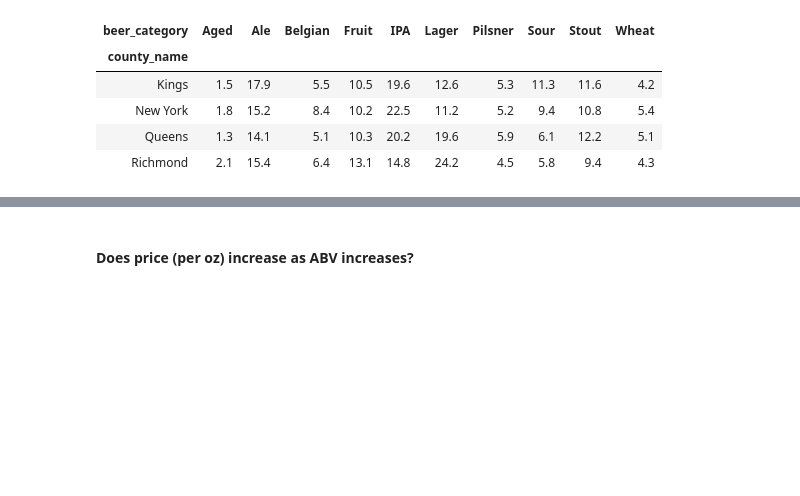
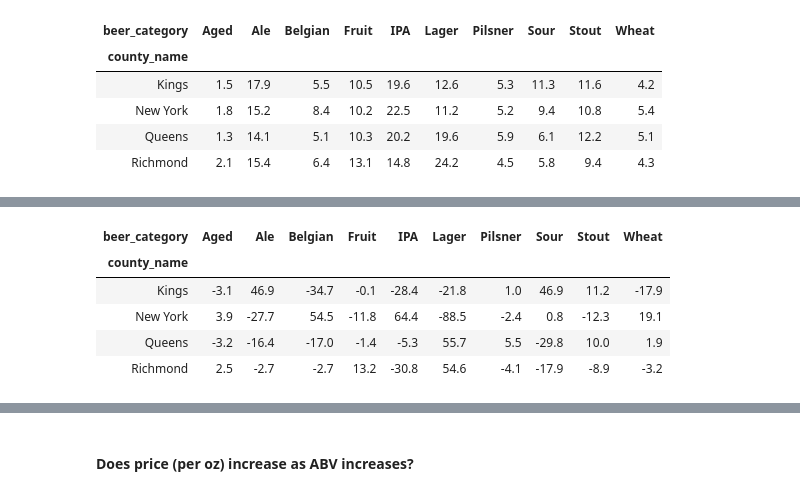
Before and after one commit to rcharan/beer-pubs, a Jupyter notebook: statistical_tests.ipynb, the cells around one changed output, grey strips where cells are left out. Cells and saved outputs as stored; diff of their text form; code cells hidden in the pictures; blank space fills up the shorter version.

```diff
--- a/statistical_tests.ipynb
+++ b/statistical_tests.ipynb
@@ -116,0 +151,14 @@ sns.heatmap(row_freq)
+# %%
+# Compute the delta from expectations using the postestimation output from scipy
+expected = pd.DataFrame(ex).set_index(test1_table.index)
+expected.columns = test1_table.columns
+
+delta = test1_table - expected
+round(delta,1)
+# %% [output]
+| beer_category | Aged | Ale | Belgian | Fruit | IPA | Lager | Pilsner | Sour | Stout | Wheat |
+| county_name |  |  |  |  |  |  |  |  |  |  |
+| Kings | -3.1 | 46.9 | -34.7 | -0.1 | -28.4 | -21.8 | 1.0 | 46.9 | 11.2 | -17.9 |
+| New York | 3.9 | -27.7 | 54.5 | -11.8 | 64.4 | -88.5 | -2.4 | 0.8 | -12.3 | 19.1 |
+| Queens | -3.2 | -16.4 | -17.0 | -1.4 | -5.3 | 55.7 | 5.5 | -29.8 | 10.0 | 1.9 |
+| Richmond | 2.5 | -2.7 | -2.7 | 13.2 | -30.8 | 54.6 | -4.1 | -17.9 | -8.9 | -3.2 |
```
Also changed, not shown: parts of 32 cells of this notebook.
